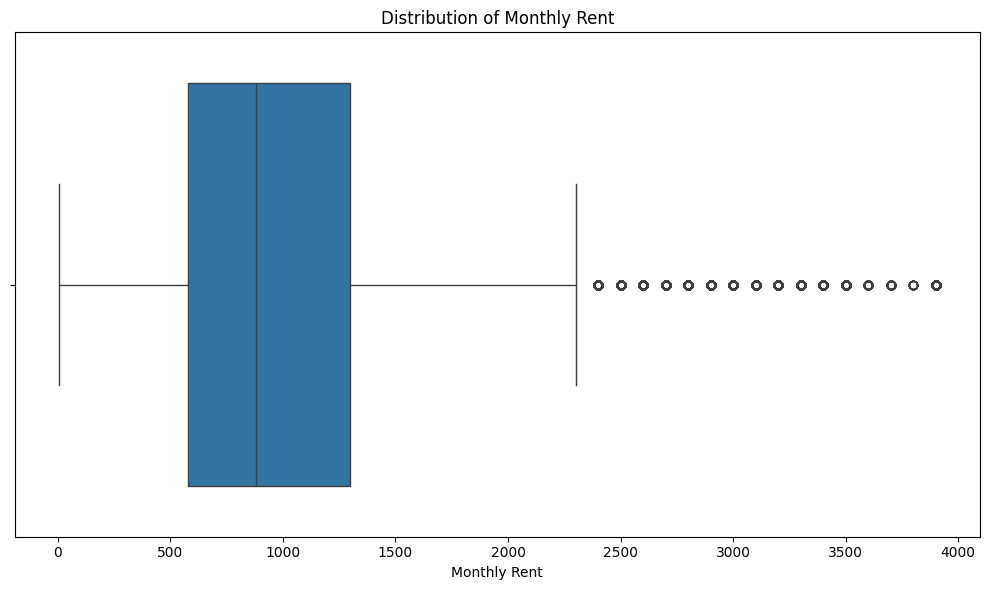
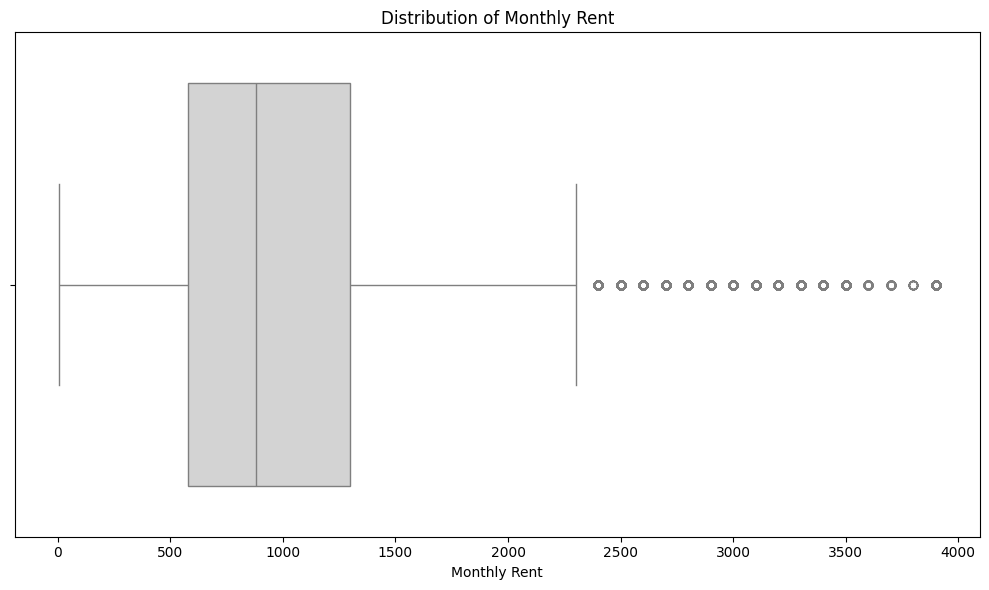
Unified diff of the notebook cell whose output changed from the first chart to the second:
--- before
+++ after
@@ -1,4 +1,4 @@
 plt.figure(figsize=(10, 6))
-sns.boxplot(x=rntp)
+sns.boxplot(x=rntp, color="lightgrey")
 plt.title("Distribution of Monthly Rent")
 plt.xlabel("Monthly Rent")

Commit: Add files via upload